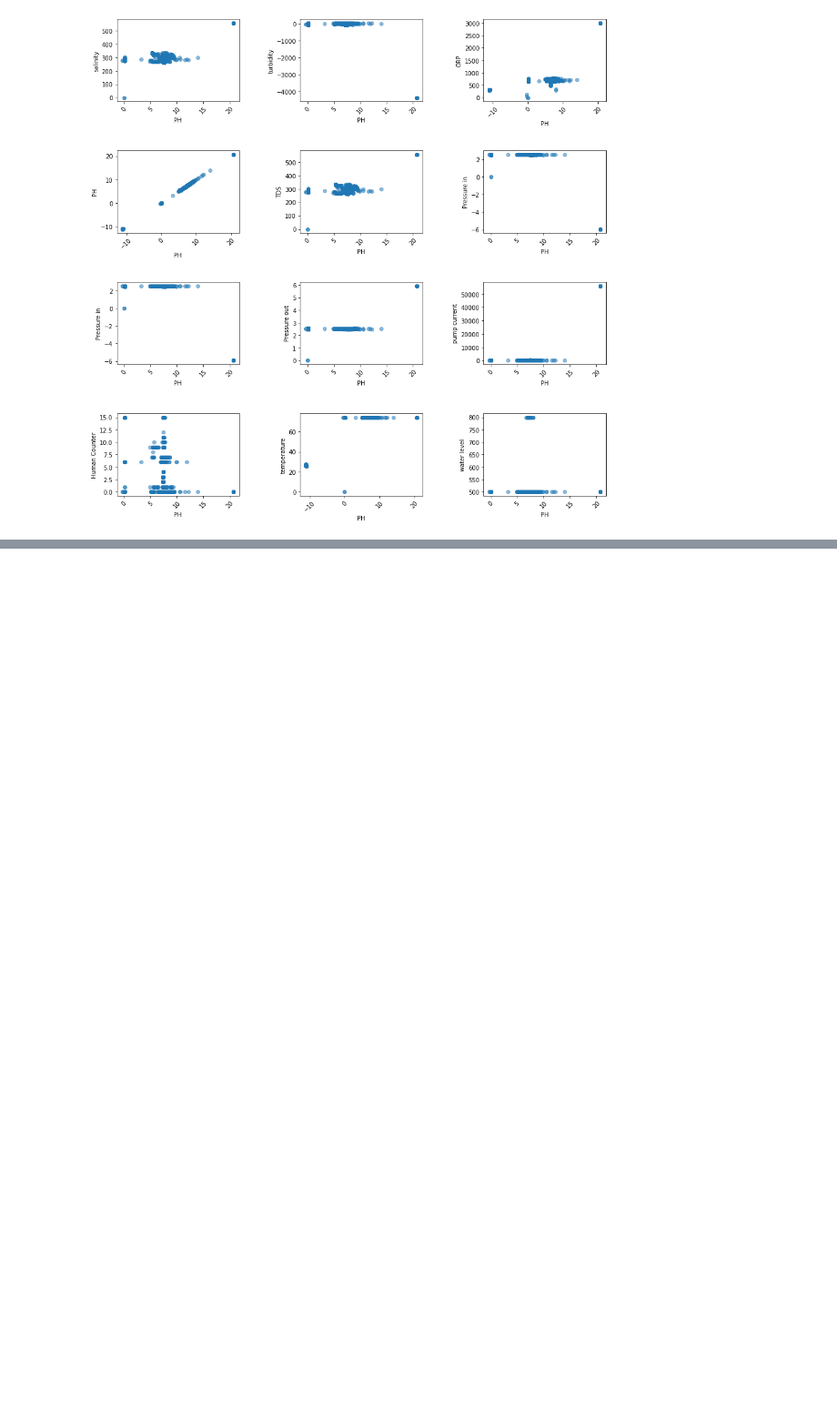
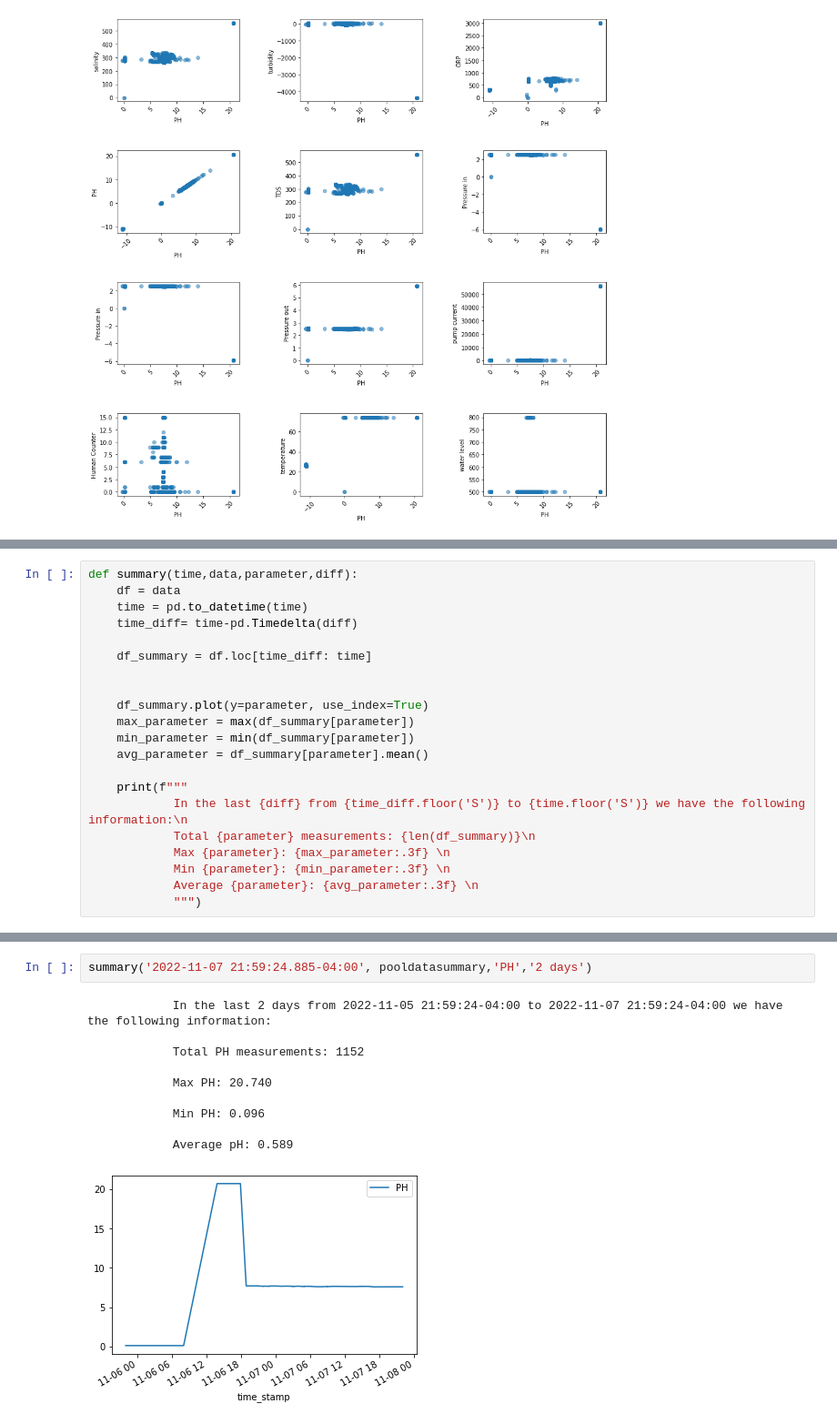
Before and after one commit to lutimoth/RIIPEN_ANTLER, a Jupyter notebook: Michael_Notebooks/Initial Exploratory Data Analysis.ipynb, the cells around one changed output, grey strips where cells are left out. Shown at 91% size. Cells and saved outputs as stored; diff of their text form; blank space fills up the shorter version.

Commit message:
Update Initial Exploratory Data Analysis.ipynb
Building on Tim work. Make the function more general.

```diff
--- a/Michael_Notebooks/Initial Exploratory Data Analysis.ipynb
+++ b/Michael_Notebooks/Initial Exploratory Data Analysis.ipynb
@@ -180,0 +204,21 @@ scatterplots('PH',colume, ncol=3, figsize=(15, 15))
+# %%
+def summary(time,data,parameter,diff):
+    df = data
+    time = pd.to_datetime(time)
+    time_diff= time-pd.Timedelta(diff)
+
+    df_summary = df.loc[time_diff: time]
+
+
+    df_summary.plot(y=parameter, use_index=True)
+    max_parameter = max(df_summary[parameter])
+    min_parameter = min(df_summary[parameter])
+    avg_parameter = df_summary[parameter].mean()
+
+    print(f"""
+            In the last {diff} from {time_diff.floor('S')} to {time.floor('S')} we have the following information:\n
+            Total {parameter} measurements: {len(df_summary)}\n
+            Max {parameter}: {max_parameter:.3f} \n
+            Min {parameter}: {min_parameter:.3f} \n
+            Average {parameter}: {avg_parameter:.3f} \n
+            """)
@@ -180,0 +230,13 @@ scatterplots('PH',colume, ncol=3, figsize=(15, 15))
+# %%
+summary('2022-11-07 21:59:24.885-04:00', pooldatasummary,'PH','2 days')
+# %% [output]
+            In the last 2 days from 2022-11-05 21:59:24-04:00 to 2022-11-07 21:59:24-04:00 we have the following information:
+
+            Total PH measurements: 1152
+
+            Max PH: 20.740
+
+            Min PH: 0.096
+
+            Average pH: 0.589
+[figure, added]
```
Also changed, not shown: parts of 9 cells of this notebook.
